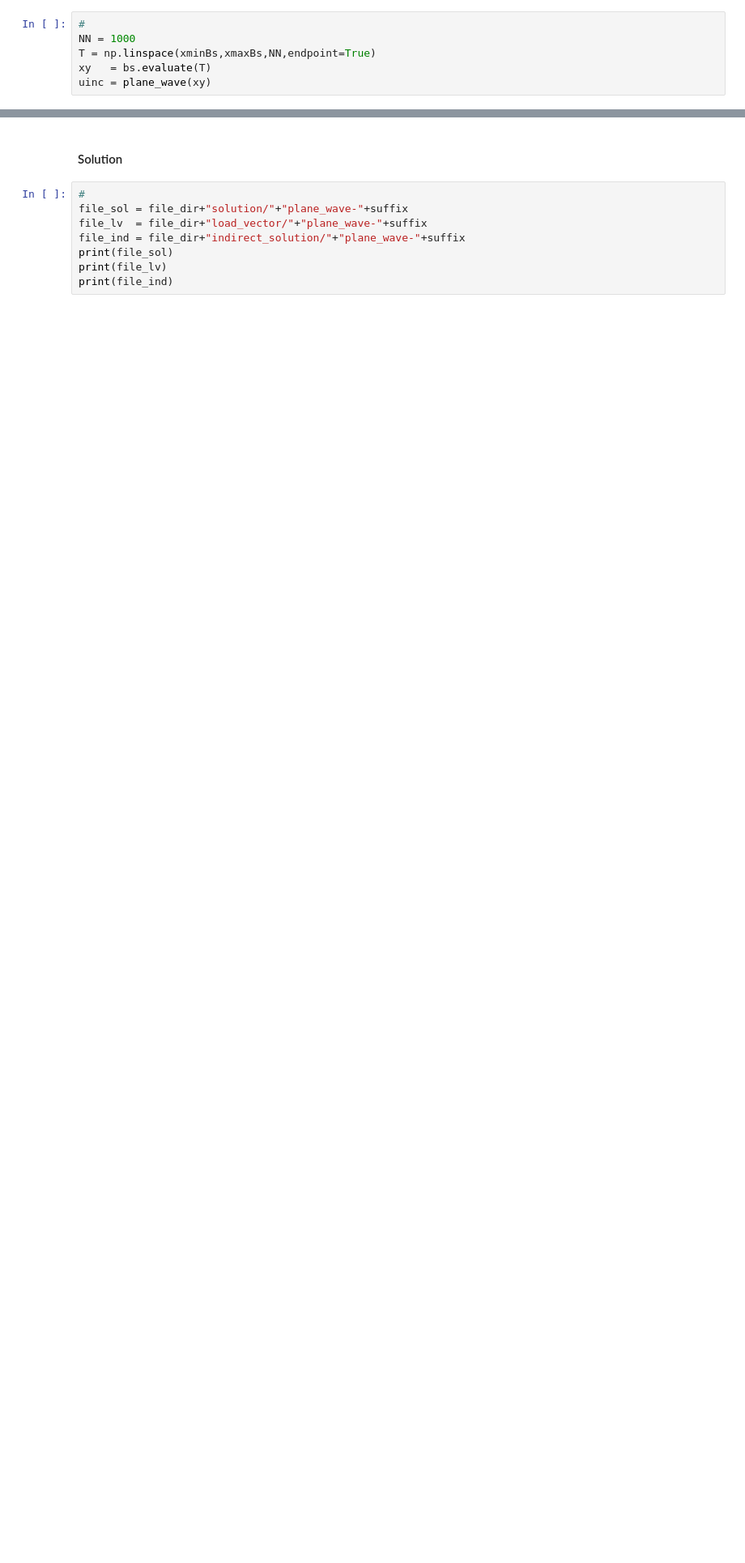
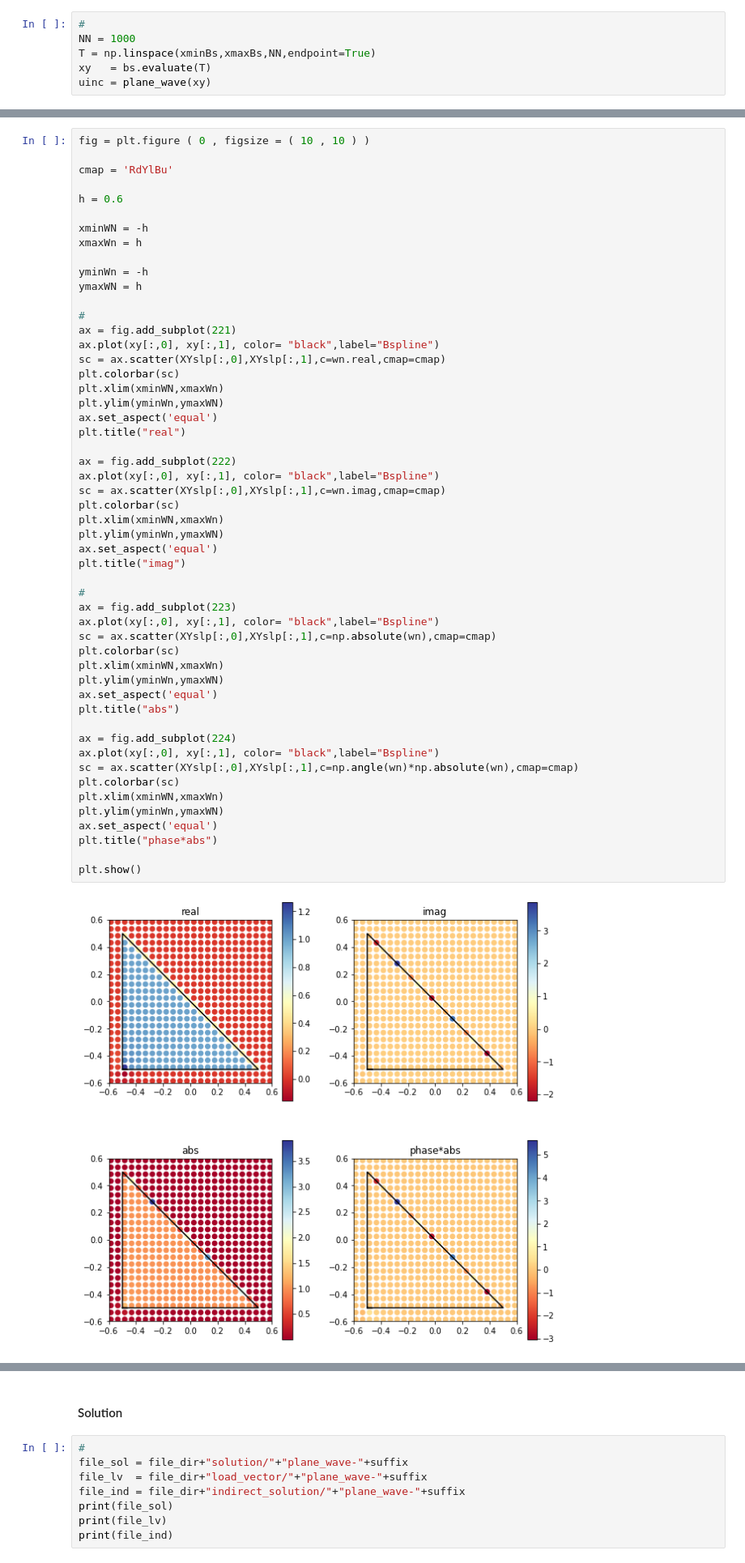
Before and after one commit to EliaStocco/Bspline, a Jupyter notebook: python/BEM-triangle.ipynb, the cells around one changed output, grey strips where cells are left out. Shown at 81% size. Drawn from its saved outputs; the diff is of its cells as text; blank space fills up the shorter version.

```diff
--- a/python/BEM-triangle.ipynb
+++ b/python/BEM-triangle.ipynb
@@ -268,0 +319,54 @@ plt.show()
+# %%
+fig = plt.figure ( 0 , figsize = ( 10 , 10 ) )
+
+cmap = 'RdYlBu'
+
+h = 0.6
+
+xminWN = -h
+xmaxWn = h
+
+yminWn = -h
+ymaxWN = h
+
+#
+ax = fig.add_subplot(221)
+ax.plot(xy[:,0], xy[:,1], color= "black",label="Bspline")
+sc = ax.scatter(XYslp[:,0],XYslp[:,1],c=wn.real,cmap=cmap)
+plt.colorbar(sc)
+plt.xlim(xminWN,xmaxWn)
+plt.ylim(yminWn,ymaxWN)
+ax.set_aspect('equal')
+plt.title("real")
+
+ax = fig.add_subplot(222)
+ax.plot(xy[:,0], xy[:,1], color= "black",label="Bspline")
+sc = ax.scatter(XYslp[:,0],XYslp[:,1],c=wn.imag,cmap=cmap)
+plt.colorbar(sc)
+plt.xlim(xminWN,xmaxWn)
+plt.ylim(yminWn,ymaxWN)
+ax.set_aspect('equal')
+plt.title("imag")
+
+#
+ax = fig.add_subplot(223)
+ax.plot(xy[:,0], xy[:,1], color= "black",label="Bspline")
+sc = ax.scatter(XYslp[:,0],XYslp[:,1],c=np.absolute(wn),cmap=cmap)
+plt.colorbar(sc)
+plt.xlim(xminWN,xmaxWn)
+plt.ylim(yminWn,ymaxWN)
+ax.set_aspect('equal')
+plt.title("abs")
+
+ax = fig.add_subplot(224)
+ax.plot(xy[:,0], xy[:,1], color= "black",label="Bspline")
+sc = ax.scatter(XYslp[:,0],XYslp[:,1],c=np.angle(wn)*np.absolute(wn),cmap=cmap)
+plt.colorbar(sc)
+plt.xlim(xminWN,xmaxWn)
+plt.ylim(yminWn,ymaxWN)
+ax.set_aspect('equal')
+plt.title("phase*abs")
+
+plt.show()
+# %% [output]
+[figure, added]
```
Also changed, not shown: parts of 27 cells of this notebook, 12 other files.
